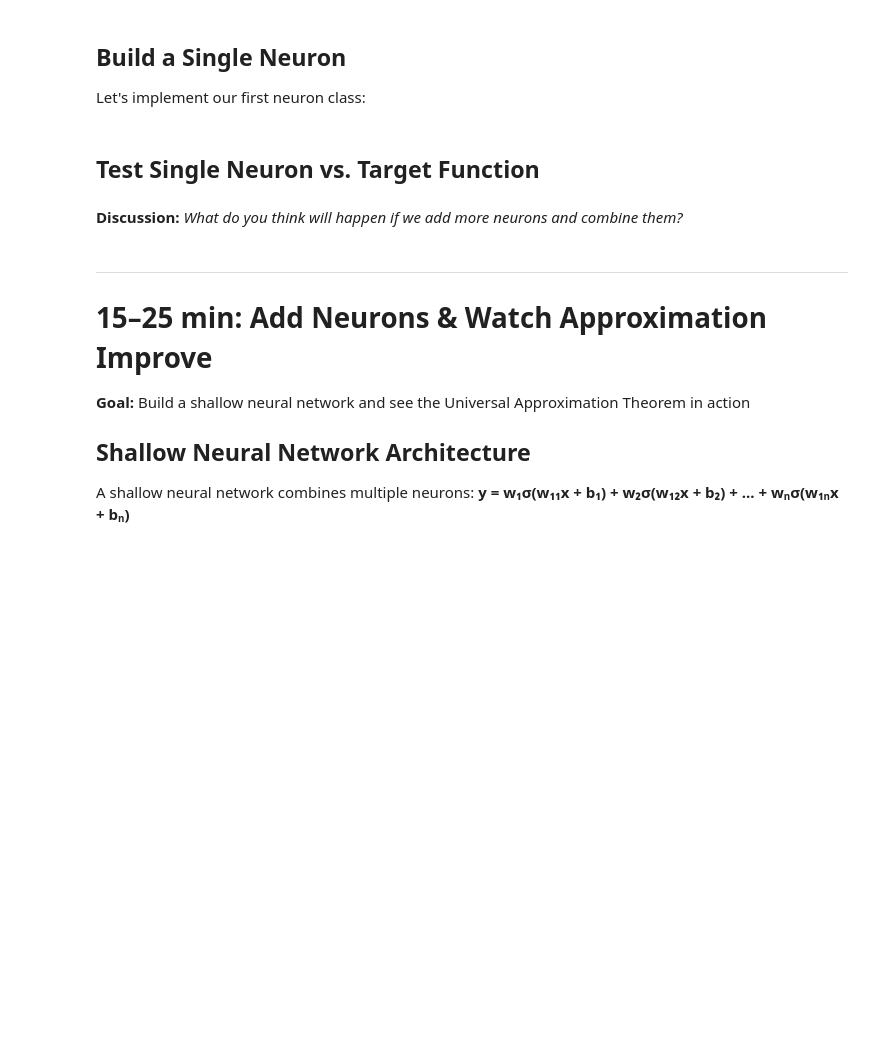
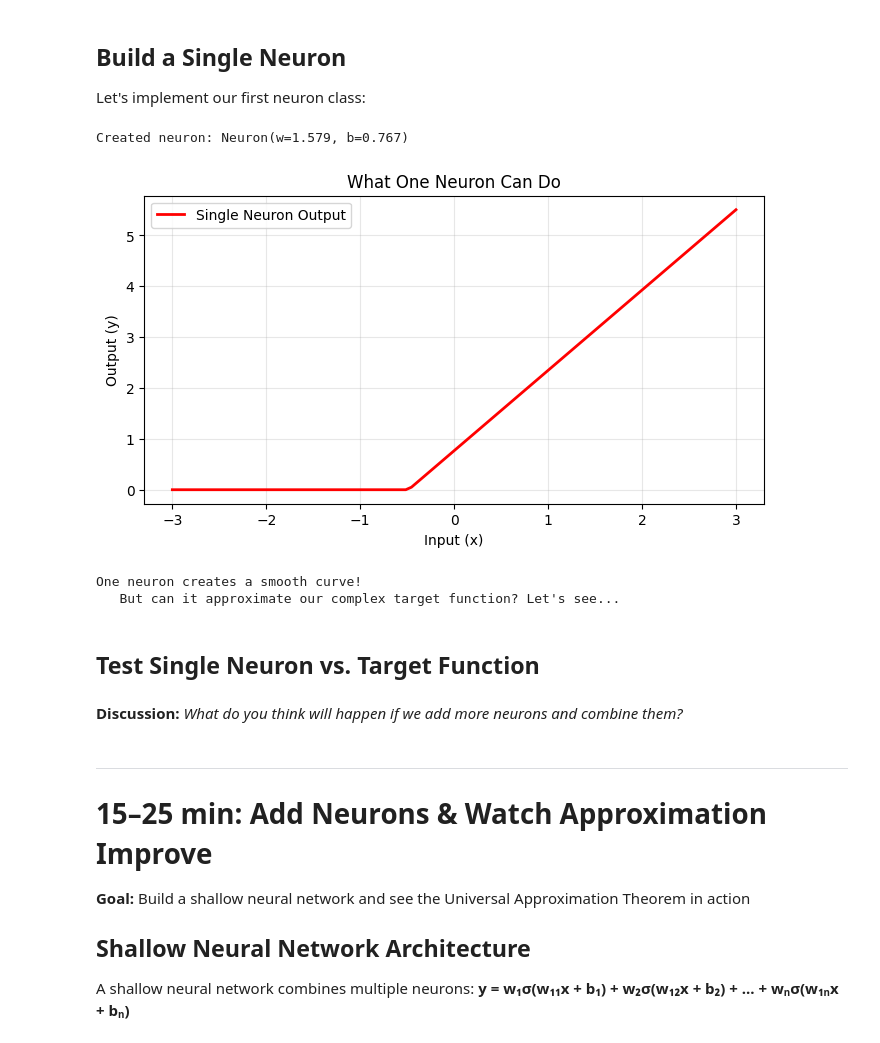
Before and after one commit to Robbyswimmer/CBU-CSC422, a Jupyter notebook: Materials/Module 2: Neural Networks/IC_1_shallow_neural_network_student.ipynb, the cells around one changed output. Cells and saved outputs as stored; diff of their text form; code cells hidden in the pictures; blank space fills up the shorter version.

```diff
--- a/Materials/Module 2: Neural Networks/IC_1_shallow_neural_network_student.ipynb
+++ b/Materials/Module 2: Neural Networks/IC_1_shallow_neural_network_student.ipynb
@@ -141,8 +153,8 @@ class SingleNeuron:
     def __init__(self, activation='tanh'):
         """Initialize neuron with random weights"""
         # TODO: Initialize weight and bias with random values
-        self.weight = _____________  # Random weight
-        self.bias = _____________    # Random bias
+        self.weight = np.random.normal(0, 1)  # Random weight
+        self.bias = np.random.normal(0, 1)  # Random bias
 
         # Choose activation function
         if activation == 'sigmoid':
@@ -153,35 +165,40 @@ class SingleNeuron:
             self.activation = tanh
 
     def forward(self, x):
         """Forward pass: compute neuron output"""
         # Step 1: Linear combination (just like Module 1!)
-        linear_output = _____________  # TODO: Compute w*x + b
+        linear_output = self.weight * x + self.bias  # TODO: Compute w*x + b
 
         # Step 2: Apply activation function (the new part!)
         return self.activation(linear_output)
 
     def __repr__(self):
         return f"Neuron(w={self.weight:.3f}, b={self.bias:.3f})"
 
 # Create and test a single neuron
-neuron = SingleNeuron(activation='tanh')
+neuron = SingleNeuron(activation='relu')
 print(f"Created neuron: {neuron}")
 
 # Test it on some data
 x_test = np.linspace(-3, 3, 100)
 y_neuron = neuron.forward(x_test)
 
 plt.figure(figsize=(8, 4))
 plt.plot(x_test, y_neuron, 'r-', linewidth=2, label=f'Single Neuron Output')
 plt.xlabel('Input (x)')
 plt.ylabel('Output (y)')
 plt.title('What One Neuron Can Do')
 plt.grid(True, alpha=0.3)
 plt.legend()
 plt.show()
 
 print(f"One neuron creates a smooth curve!")
 print(f"   But can it approximate our complex target function? Let's see...")
+# %% [output]
+Created neuron: Neuron(w=1.579, b=0.767)
+[figure, added]
+One neuron creates a smooth curve!
+   But can it approximate our complex target function? Let's see...
 # %% [markdown]
 ## Test Single Neuron vs. Target Function
 # %%
```
Also changed, not shown: parts of 3 cells of this notebook.
